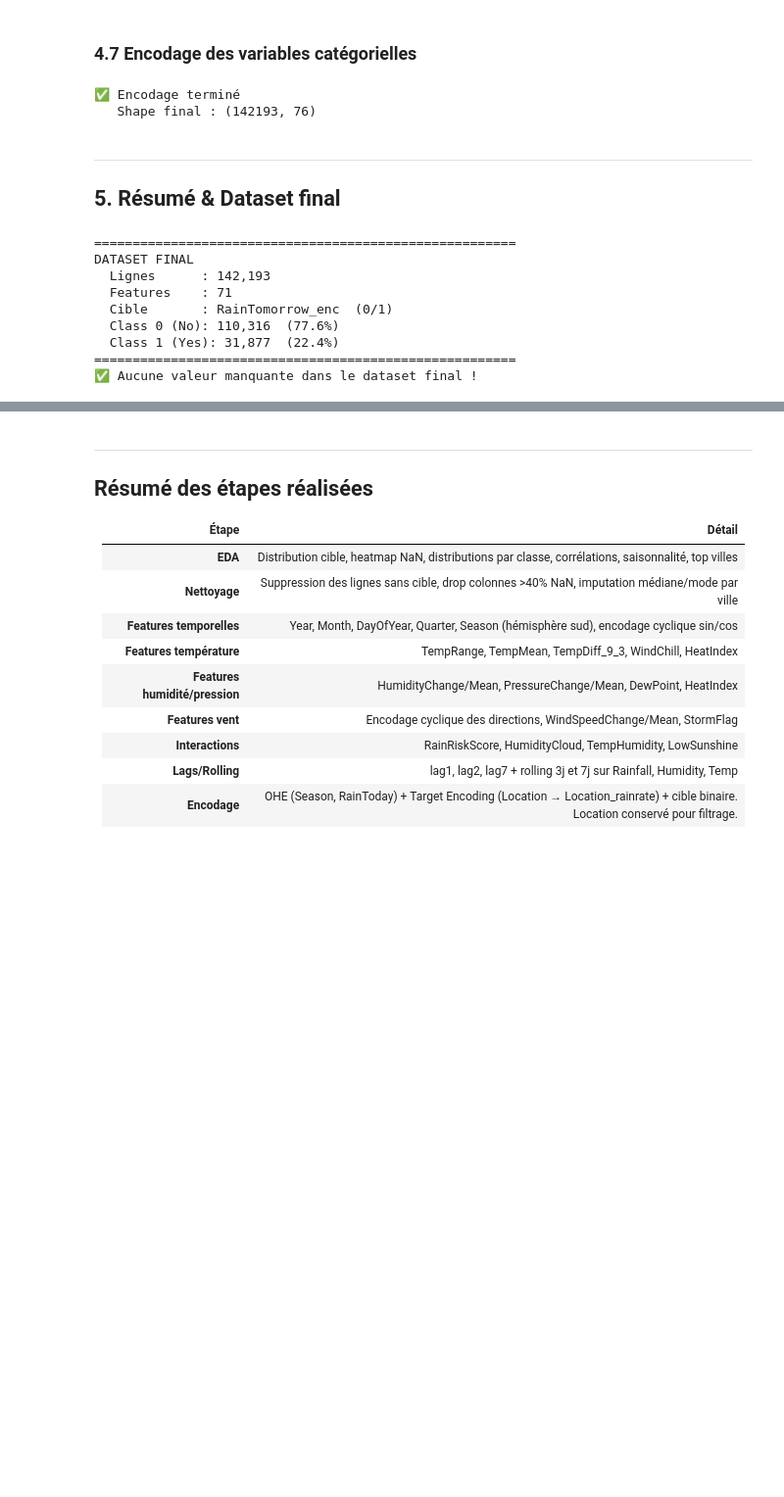
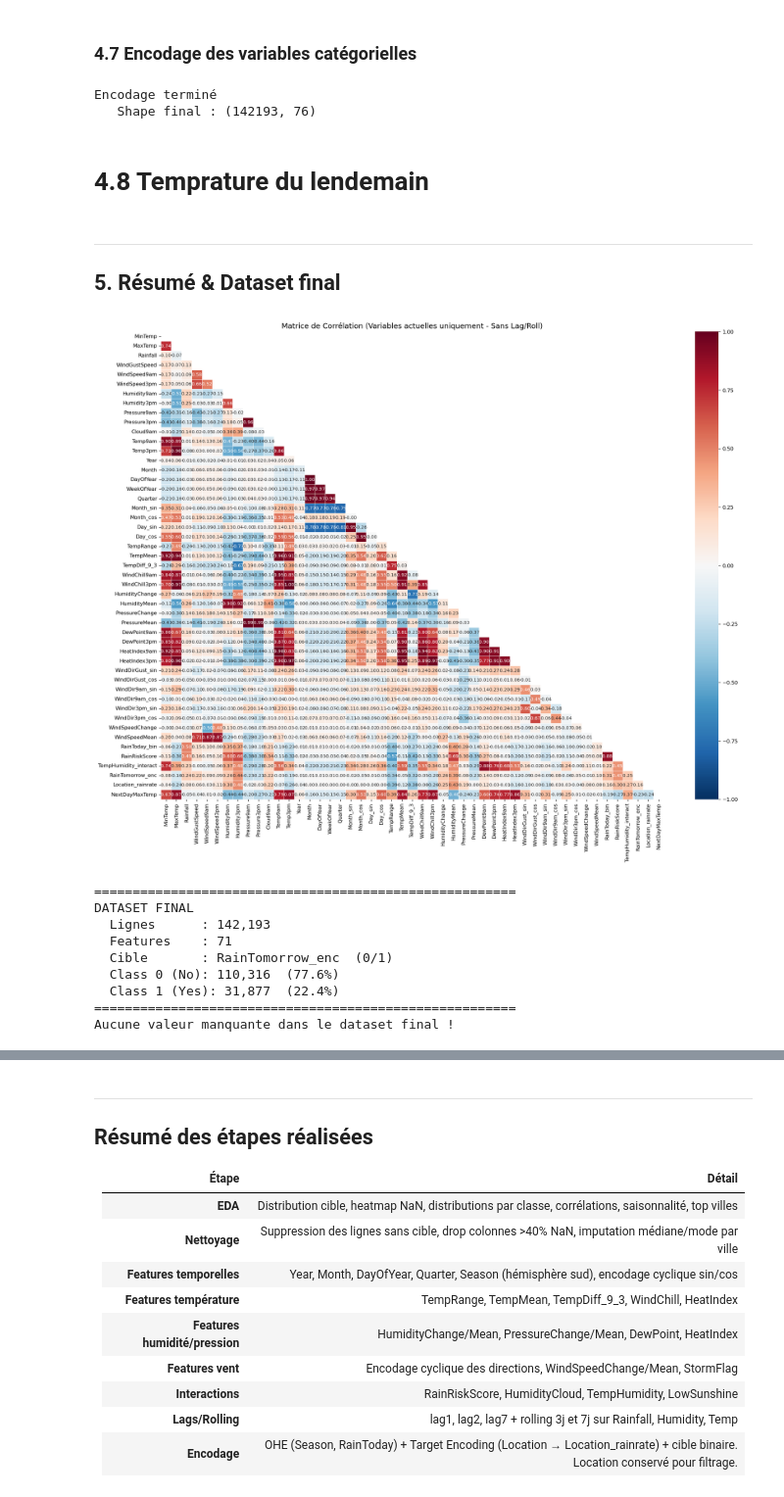
Before and after one commit to ThibaultGM78/australia_rain, a Jupyter notebook: rain_australia_analysis.ipynb, the cells around one changed output, grey strips where cells are left out. Shown at 98% size. Saved outputs shown, nothing was run; the diff lists cells and outputs as text; code cells hidden in the pictures; blank space fills up the shorter version.

Commit message:
cleaning and update dl

```diff
--- a/rain_australia_analysis.ipynb
+++ b/rain_australia_analysis.ipynb
@@ -574,14 +591,52 @@ df['Location_rainrate'] = df['Location'].map(loc_rain_rate)
 # NOTE: Location column is preserved (not dropped) for downstream use\n
 # (filtering by city, display, etc.). Models use Location_rainrate as the numeric feature.\n
 
-print("✅ Encodage terminé")
+print("Encodage terminé")
 print(f"   Shape final : {df.shape}")
 # %% [output]
-✅ Encodage terminé
+Encodage terminé
    Shape final : (142193, 76)
+# %% [markdown]
+# 4.8 Temprature du lendemain
+# %%
+df = df.sort_values(by=['Location', 'Date'])
+
+df['NextDayMaxTemp'] = df.groupby('Location')['MaxTemp'].shift(-1)
+
+df.dropna(subset=['NextDayMaxTemp'], inplace=True)
 # %% [markdown]
 ---
 ## 5. Résumé & Dataset final
+# %%
+plt.figure(figsize=(20, 15))
+
+# 1. Filtrer les colonnes pour exclure 'lag' et 'roll'
+# On garde les colonnes numériques qui ne contiennent pas ces mots-clés
+cols_clean = [col for col in df.columns if 'lag' not in col.lower() and 'roll' not in col.lower()]
+df_filtered = df[cols_clean].select_dtypes(include=[np.number])
+
+# 2. Calculer la matrice de corrélation sur les données filtrées
+corr_matrix = df_filtered.corr()
+
+# 3. Générer le masque dynamiquement
+mask = np.triu(np.ones_like(corr_matrix, dtype=bool))
+
+# 4. Affichage
+sns.heatmap(corr_matrix,
+            mask=mask,
+            annot=True,
+            fmt='.2f',
+            cmap='RdBu_r',
+            center=0,
+            vmin=-1,
+            vmax=1,
+            linewidths=0.4,
+            annot_kws={'size': 8})
+
+plt.title("Matrice de Corrélation (Variables actuelles uniquement - Sans Lag/Roll)")
+plt.show()
+# %% [output]
+[figure, added]
 # %%
 # Colonnes à exclure du modèle (identifiants, cible brute)
 EXCLUDE = ['Date', 'RainTomorrow', 'Year', 'Location']  # Year gardé dans DayOfYear
@@ -600,8 +655,8 @@ print(f"  Class 1 (Yes): {(y==1).sum():,}  ({(y==1).mean()*100:.1f}%)")
 print("=" * 55)
 
 # Vérification finale
-assert X.isna().sum().sum() == 0, "⚠️ Il reste des NaN dans X !"
-print("✅ Aucune valeur manquante dans le dataset final !")
+assert X.isna().sum().sum() == 0, "Il reste des NaN dans X !"
+print("Aucune valeur manquante dans le dataset final !")
 # %% [output]
 =======================================================
 DATASET FINAL
@@ -611,7 +666,7 @@ DATASET FINAL
   Class 0 (No): 110,316  (77.6%)
   Class 1 (Yes): 31,877  (22.4%)
 =======================================================
-✅ Aucune valeur manquante dans le dataset final !
+Aucune valeur manquante dans le dataset final !
 # %%
 # Liste et catégories des features finales
 feat_df = pd.DataFrame({
```
Also changed, not shown: parts of 16 cells of this notebook, 33 other files.
